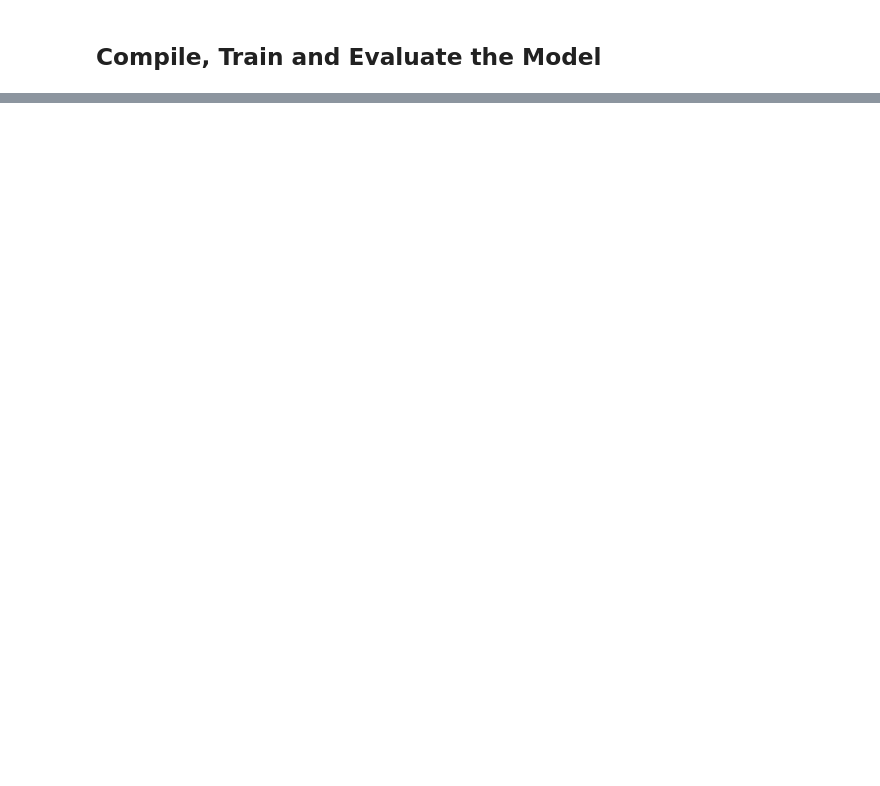
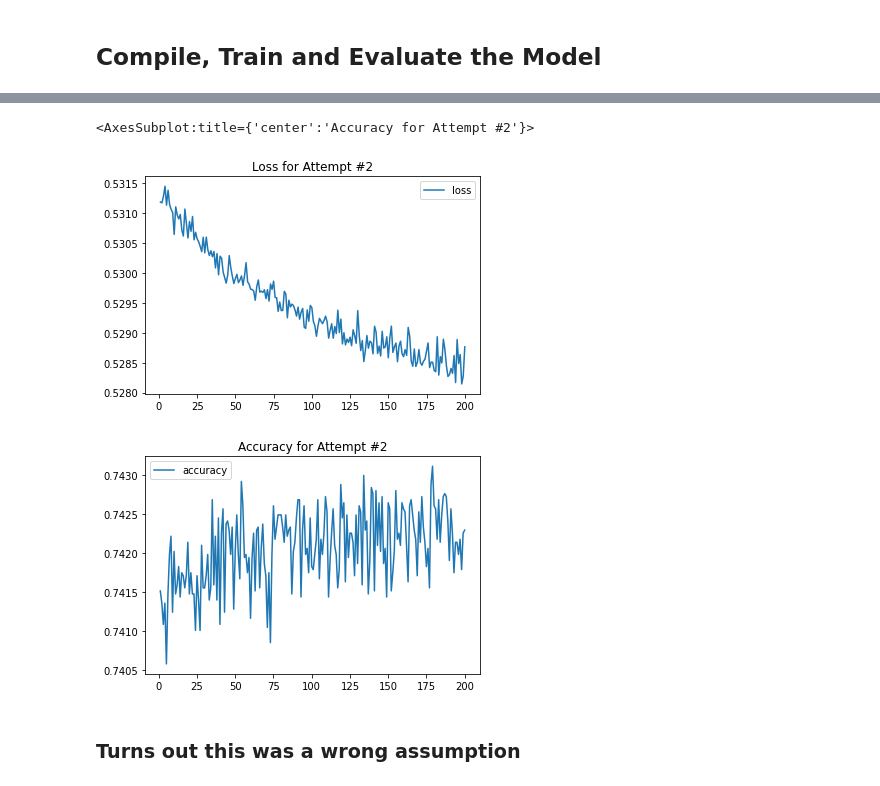
Before and after one commit to andyob715/deep_learning_hw, a Jupyter notebook: Starter_Code.ipynb, the cells around one changed output, grey strips where cells are left out. Saved outputs shown, nothing was run; the diff lists cells and outputs as text; code cells hidden in the pictures; blank space fills up the shorter version.

```diff
--- a/Starter_Code.ipynb
+++ b/Starter_Code.ipynb
@@ -250,0 +412,2 @@ Loss: 0.557812534073699, Accuracy: 0.7262973785400391
+# %%
+fit_new_new_model = nn2.fit(X_train_new,y_train_new,epochs=200)
@@ -251,2 +432,18 @@ Loss: 0.557812534073699, Accuracy: 0.7262973785400391
+# %%
+# Create a DataFrame containing training history
+history_df3 = pd.DataFrame(fit_new_new_model.history)
+
+# Increase the index by 1 to match the number of epochs
+history_df3.index += 1
+
+# Plot the loss
+history_df3.plot(y="loss",title="Loss for Attempt #2")
+history_df3.plot(y="accuracy", title="Accuracy for Attempt #2")
+# %% [output]
+<AxesSubplot:title={'center':'Accuracy for Attempt #2'}>
+[figure, added]
+[figure, added]
+# %% [markdown]
+### Turns out this was a wrong assumption
 # %%
 # Export our model to HDF5 file
```
Also changed, not shown: parts of 25 cells of this notebook, 2 other files.
